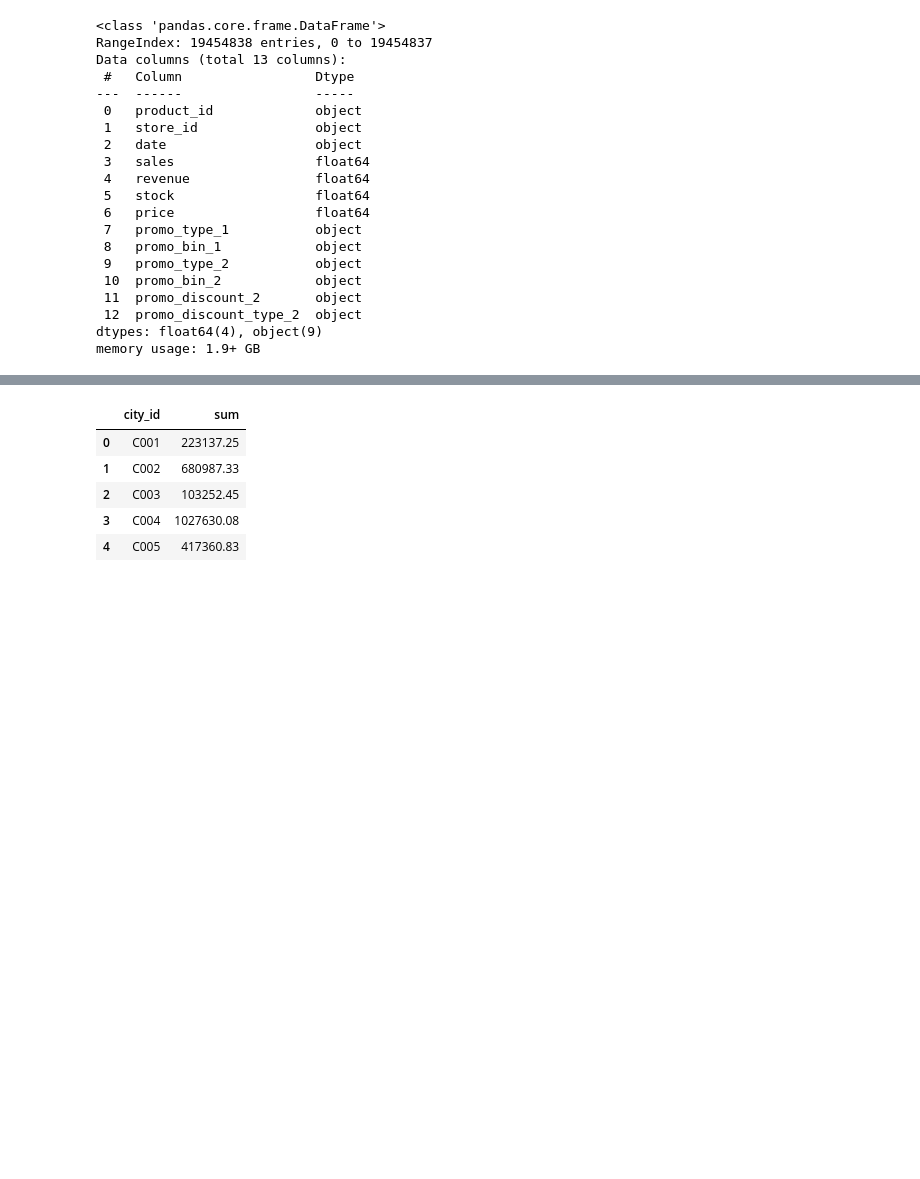
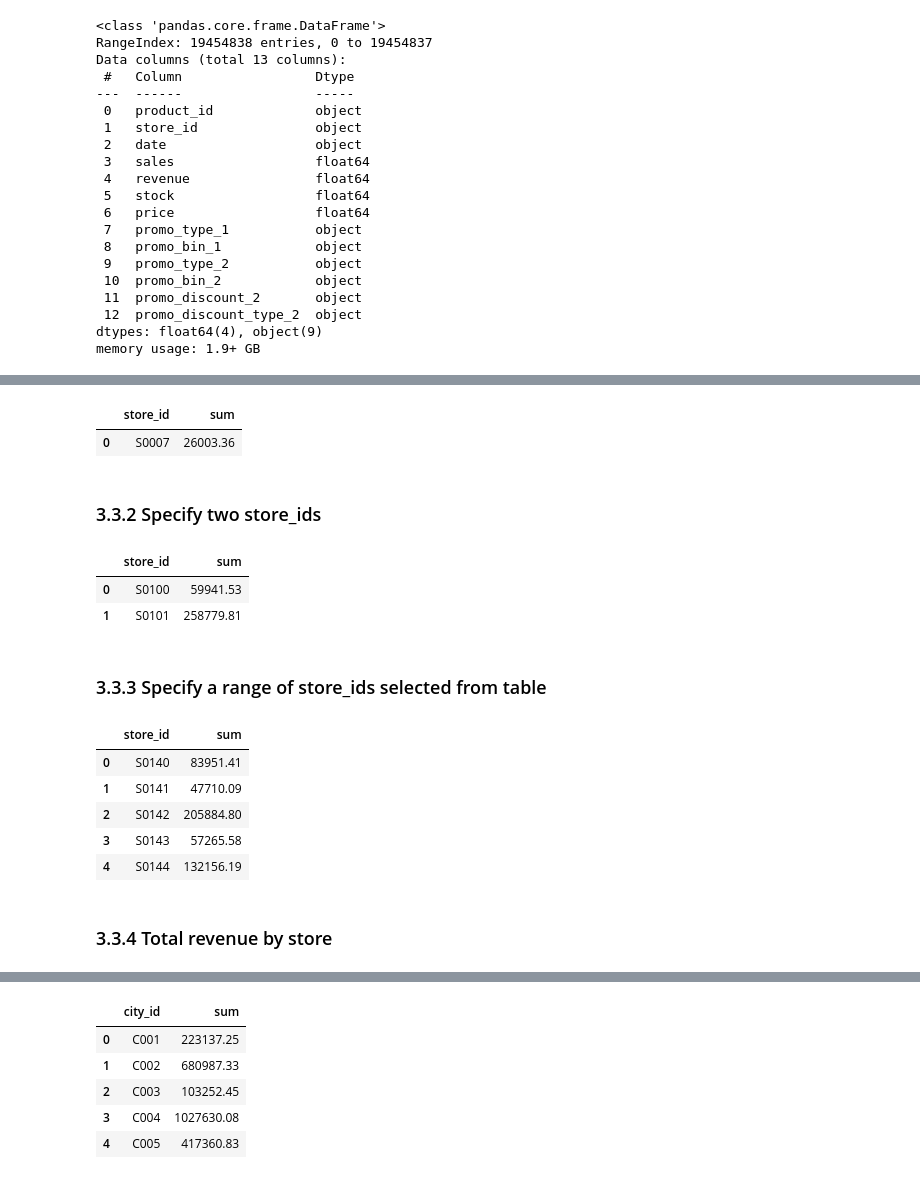
Before and after one commit to ChigozieObika/sql_sales_analysis, a Jupyter notebook: sqlalchemy_analysis.ipynb, the cells around one changed output, grey strips where cells are left out. Cells and saved outputs as stored; diff of their text form; code cells hidden in the pictures; blank space fills up the shorter version.

```diff
--- a/sqlalchemy_analysis.ipynb
+++ b/sqlalchemy_analysis.ipynb
@@ -297,0 +190,76 @@ total_revenue_by_city_id = pd.read_sql(
+# %%
+store_revenue = pd.read_sql(
+    '''
+    SELECT
+        *
+    FROM
+        (
+            SELECT
+                store_id, CAST(SUM(revenue) AS DECIMAL (16,2))
+            FROM
+                sales GROUP BY store_id
+                )
+        AS result
+    WHERE
+        result.store_id = 'S0007'
+    ''',
+    engine
+)
+store_revenue
+# %% [output]
+|  | store_id | sum |
+| 0 | S0007 | 26003.36 |
+# %% [markdown]
+### 3.3.2 Specify two store_ids
+# %%
+select_store_revenue = pd.read_sql(
+    '''
+    SELECT
+        *
+    FROM
+        (
+            SELECT
+                store_id, CAST(SUM(revenue) AS DECIMAL (16,2))
+            FROM
+                sales GROUP BY store_id
+                )
+        AS result
+    WHERE
+        result.store_id = 'S0100' OR result.store_id = 'S0101'
+    ''',
+    engine
+)
+select_store_revenue
+# %% [output]
+|  | store_id | sum |
+| 0 | S0100 | 59941.53 |
+| 1 | S0101 | 258779.81 |
+# %% [markdown]
+### 3.3.3 Specify a range of store_ids selected from table
+# %%
+select_range_store_revenue = pd.read_sql(
+    '''
+    SELECT
+        *
+    FROM
+        (
+            SELECT
+                store_id, CAST(SUM(revenue) AS DECIMAL (16,2))
+            FROM sales GROUP BY store_id
+            )
+        AS result
+    WHERE
+        result.store_id BETWEEN 'S0140' AND 'S0144'
+    ''',
+    engine
+)
+select_range_store_revenue
+# %% [output]
+|  | store_id | sum |
+| 0 | S0140 | 83951.41 |
+| 1 | S0141 | 47710.09 |
+| 2 | S0142 | 205884.80 |
+| 3 | S0143 | 57265.58 |
+| 4 | S0144 | 132156.19 |
+# %% [markdown]
+### 3.3.4 Total revenue by store
```
Also changed, not shown: parts of 53 cells of this notebook, 2 other files.
